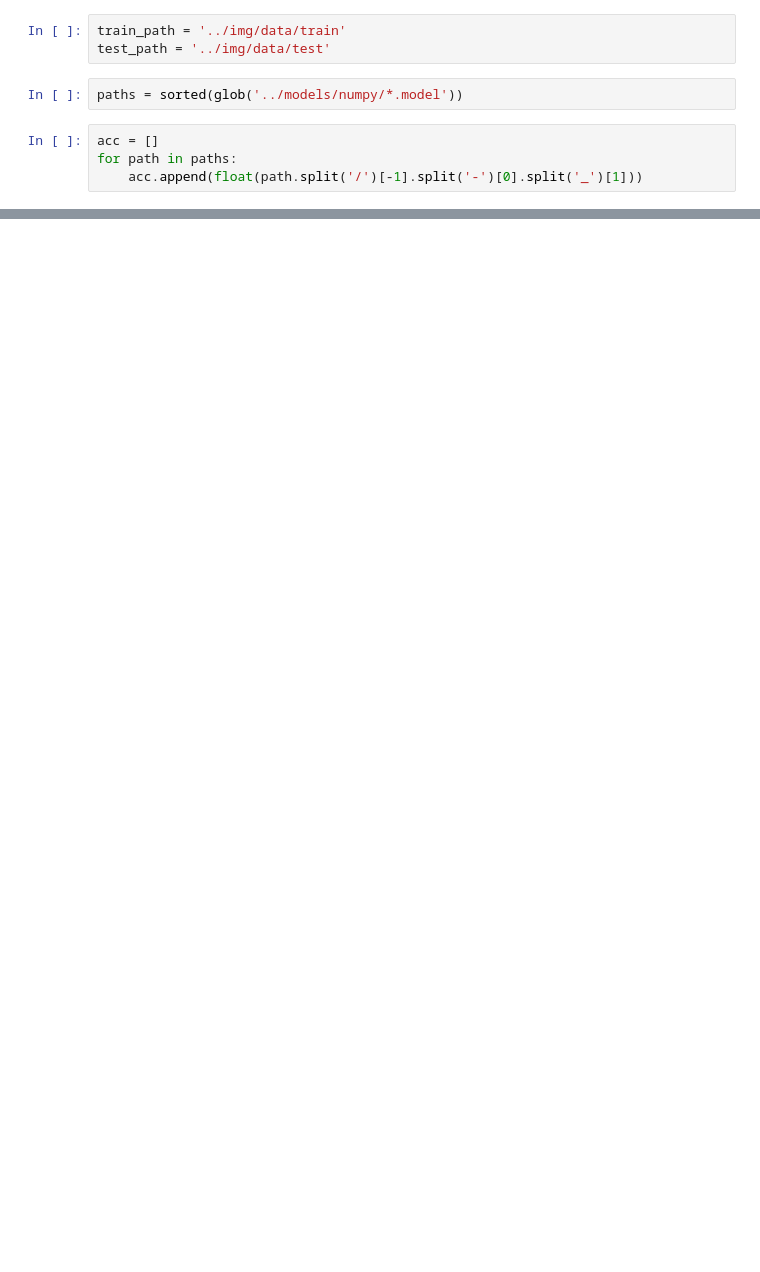
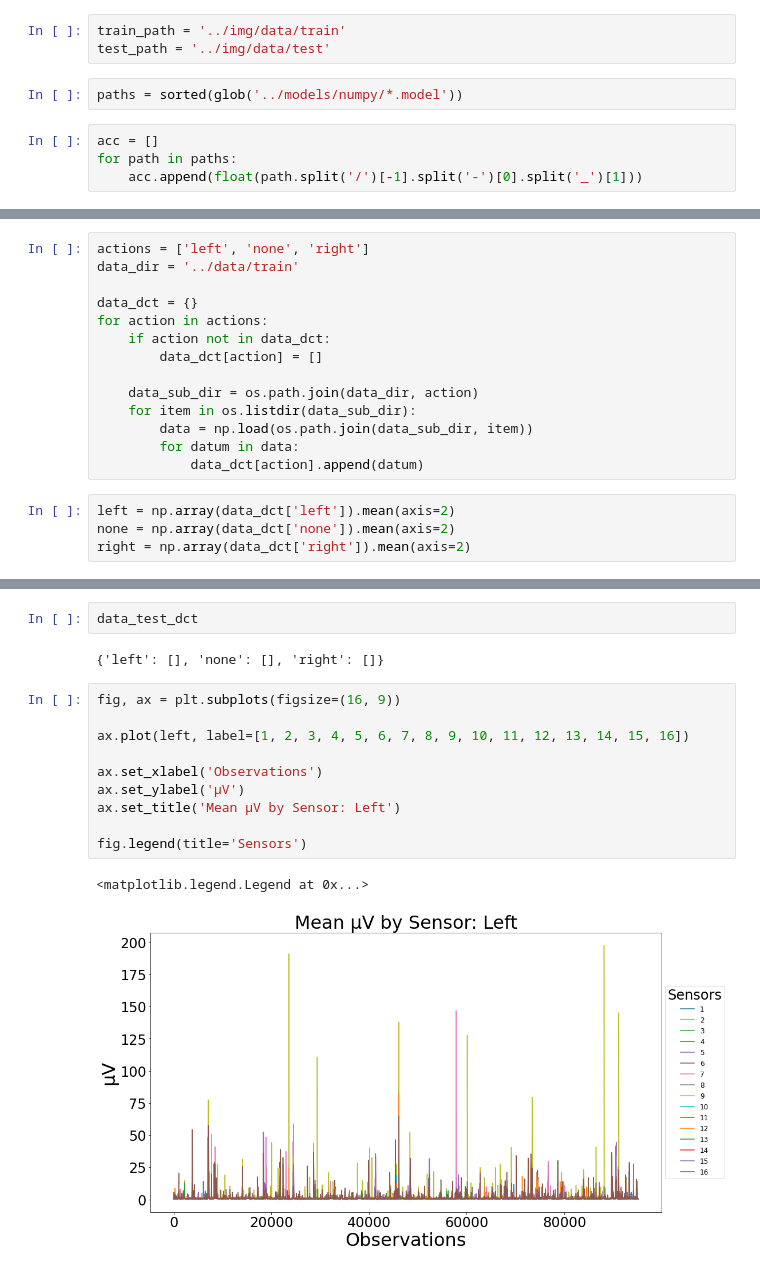
Before and after one commit to josiah-d/Predict-Directional-Thought, a Jupyter notebook: notebooks/test_bed2.ipynb, the cells around one changed output, grey strips where cells are left out. Drawn from its saved outputs; the diff is of its cells as text; blank space fills up the shorter version.

```diff
--- a/notebooks/test_bed2.ipynb
+++ b/notebooks/test_bed2.ipynb
@@ -39,0 +44,18 @@ Text(0, 0.5, 'accuracy')
+# %%
+actions = ['left', 'none', 'right']
+data_dir = '../data/train'
+
+data_dct = {}
+for action in actions:
+    if action not in data_dct:
+        data_dct[action] = []
+
+    data_sub_dir = os.path.join(data_dir, action)
+    for item in os.listdir(data_sub_dir):
+        data = np.load(os.path.join(data_sub_dir, item))
+        for datum in data:
+            data_dct[action].append(datum)
+# %%
+left = np.array(data_dct['left']).mean(axis=2)
+none = np.array(data_dct['none']).mean(axis=2)
+right = np.array(data_dct['right']).mean(axis=2)
@@ -39,0 +76,17 @@ Text(0, 0.5, 'accuracy')
+# %%
+data_test_dct
+# %% [output]
+{'left': [], 'none': [], 'right': []}
+# %%
+fig, ax = plt.subplots(figsize=(16, 9))
+
+ax.plot(left, label=[1, 2, 3, 4, 5, 6, 7, 8, 9, 10, 11, 12, 13, 14, 15, 16])
+
+ax.set_xlabel('Observations')
+ax.set_ylabel('µV')
+ax.set_title('Mean µV by Sensor: Left')
+
+fig.legend(title='Sensors')
+# %% [output]
+<matplotlib.legend.Legend at 0x...>
+[figure, added]
```
Also changed, not shown: parts of 11 cells of this notebook, 1 other file.
